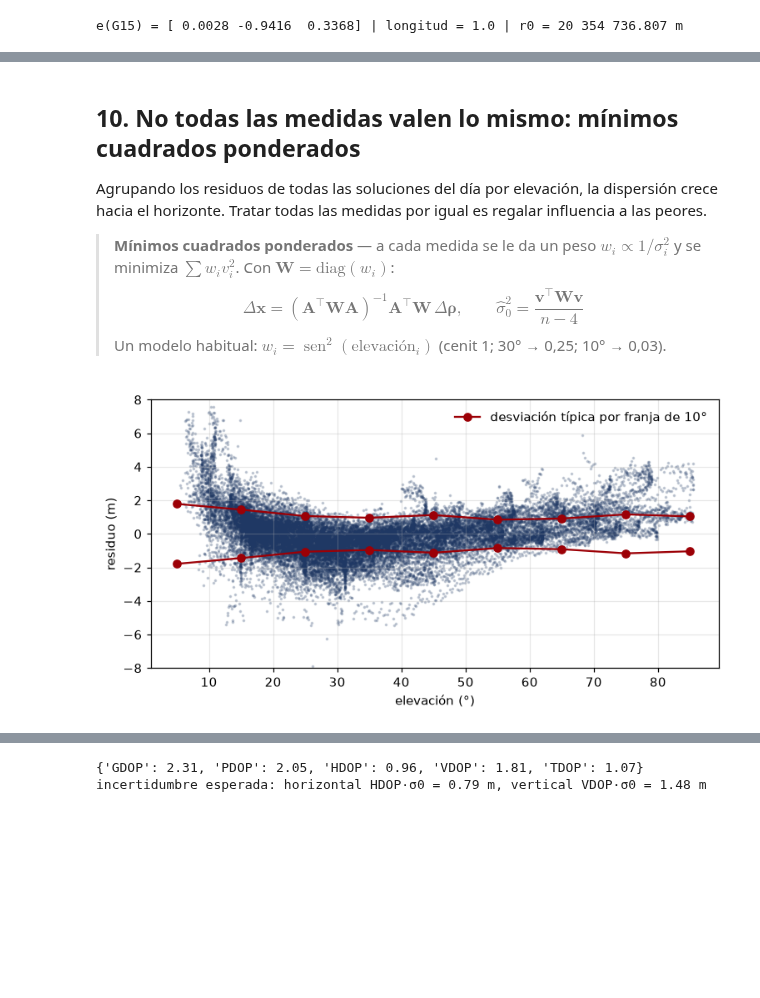
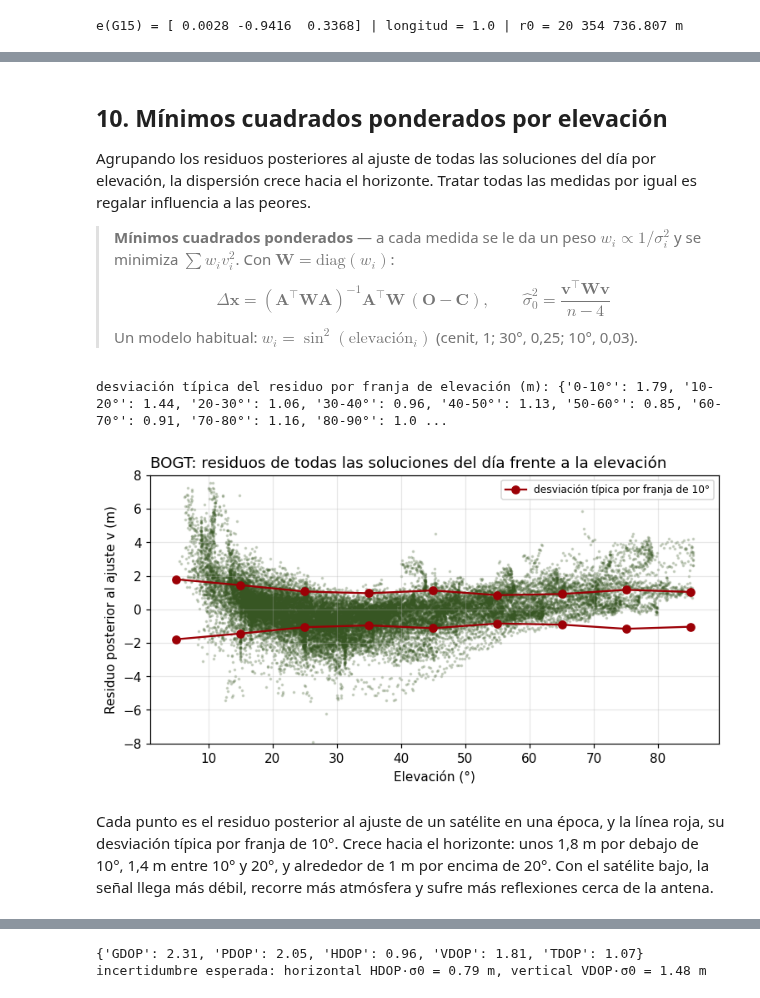
Before and after one commit to S4GC/Geopositioning-and-Navigation, a Jupyter notebook: GNSS/gnss_estimacion_posicion.ipynb, the cells around one changed output, grey strips where cells are left out. Saved outputs shown, nothing was run; the diff lists cells and outputs as text; code cells hidden in the pictures; blank space fills up the shorter version.

```diff
--- a/GNSS/gnss_estimacion_posicion.ipynb
+++ b/GNSS/gnss_estimacion_posicion.ipynb
@@ -166,12 +215,12 @@ $$\underbrace{\rho_i + c\,\delta t^i - r_{0,i} - b_0}_{\Delta\rho_i} = -e_{x,i}\
 # %%
 def diseno(x, S, P):
-    """Matriz de diseño A (n × 4) y vector de diferencias dP (n) en la posición aproximada x = (x, y, z, b).
-    Fila i de A: (−e_x, −e_y, −e_z, 1). dP_i: pseudodistancia corregida menos lo que explica x."""
+    """Matriz de diseño A (n × 4) y vector O − C (dP, n) en la posición aproximada x = (X, Y, Z, c·δt_R).
+    Fila i de A: (−e_X, −e_Y, −e_Z, 1). dP_i: medida corregida menos lo que predice x."""
     e, r = vectores_unitarios(x, S)
     A = np.hstack([-e, np.ones((len(P), 1))])
     dP = P - (r + x[3])
     return A, dP
 
 A, dP = diseno(np.r_[rx, 0.0], S, P)
-pd.DataFrame(A, index=ep.sv, columns=["−e_x", "−e_y", "−e_z", "1"]).round(4)
+pd.DataFrame(A, index=ep.sv, columns=["−e_X", "−e_Y", "−e_Z", "1"]).round(4)
 # %% [output]
@@ -324,7 +382,7 @@ for t, g in D.groupby("t"):                       # una solución por época
     x_, A_, v_, Q_, h_ = resolver(S_, P_)
     e_ = enu(x_)
     sigma0_ = np.sqrt(v_ @ v_ / (len(v_) - 4))    # desviación típica estimada de una medida
-    filas.append(dict(t=t, n=len(g), E=e_[0], N=e_[1], U=e_[2], b=x_[3], sigma0=sigma0_, iteraciones=len(h_)))
+    filas.append(dict(t=t, n=len(g), E=e_[0], N=e_[1], U=e_[2], c_dtR=x_[3], sigma0=sigma0_, iteraciones=len(h_)))
 sol = pd.DataFrame(filas).set_index("t")
 
 malas = sol[sol.sigma0 > 100]                     # control de calidad: épocas con residuos absurdos
@@ -340,11 +398,14 @@ t
 t
 2026-09-15 15:35:30  5302822.2           15
 # %%
-t_mala = malas.index[0]
-g = D[D.t == t_mala]
-r_geom = np.linalg.norm(g[["xs", "ys", "zs"]].values - rx, axis=1)     # distancia real desde la posición publicada
-res = g.P1.values + C * g.dts.values - r_geom                          # medida corregida − geométrica
-print(pd.DataFrame({"sv": g.sv, "P1 (km)": g.P1 / 1e3, "medida − geométrica (km)": res / 1e3}).round(1).to_string(index=False))
-print("\nUna pseudodistancia de 5 353 km es imposible (los satélites GPS están entre 20 000 y 26 000 km): esa época se descarta.")
+for t_mala in malas.index:
+    g = D[D.t == t_mala]
+    r_geom = np.linalg.norm(g[["xs", "ys", "zs"]].values - rx, axis=1)     # distancia geométrica desde la posición de referencia
+    res = g.P1.values + C * g.dts.values - r_geom                          # P1 + c·δtˢ − r: el residuo de gnss_pseudodistancia (sección 7)
+    print(t_mala)
+    print(pd.DataFrame({"sv": g.sv, "P1 (km)": g.P1 / 1e3, "P1 + c·δtˢ − r (km)": res / 1e3}).round(1).to_string(index=False))
+    for _, m in g[(g.P1 < 1.9e7) | (g.P1 > 2.7e7)].iterrows():              # fuera del rango posible para un satélite GPS
+        print(f"\n{m.sv}: una pseudodistancia de {m.P1/1e3:,.0f} km es imposible (los satélites GPS están entre 20 000 y 26 000 km): esa época se descarta.".replace(",", " "))
+epocas_malas = set(malas.index)                   # se excluyen también en las secciones 10 y 12
 sol = sol[sol.sigma0 <= 100]
 # %% [output]
@@ -383,38 +467,43 @@ axs[1].grid(alpha=0.3);
 # %% [markdown]
-## 10. No todas las medidas valen lo mismo: mínimos cuadrados ponderados
+## 10. Mínimos cuadrados ponderados por elevación
 
-Agrupando los residuos de todas las soluciones del día por elevación, la dispersión crece hacia el horizonte. Tratar todas las medidas por igual es regalar influencia a las peores.
+Agrupando los residuos posteriores al ajuste de todas las soluciones del día por elevación, la dispersión crece hacia el horizonte. Tratar todas las medidas por igual es regalar influencia a las peores.
 
 > **Mínimos cuadrados ponderados** — a cada medida se le da un peso $w_i \propto 1/\sigma_i^2$ y se minimiza $\sum w_i v_i^2$. Con $\mathbf{W} = \mathrm{diag}(w_i)$:
-> $$\Delta\mathbf{x} = (\mathbf{A}^{\top}\mathbf{W}\mathbf{A})^{-1}\mathbf{A}^{\top}\mathbf{W}\,\Delta\boldsymbol{\rho}, \qquad \hat\sigma_0^2 = \frac{\mathbf{v}^{\top}\mathbf{W}\mathbf{v}}{n-4}$$
-> Un modelo habitual: $w_i = \operatorname{sen}^2(\text{elevación}_i)$ (cenit 1; 30° → 0,25; 10° → 0,03).
+> $$\Delta\mathbf{x} = (\mathbf{A}^{\top}\mathbf{W}\mathbf{A})^{-1}\mathbf{A}^{\top}\mathbf{W}\,(\mathbf{O} - \mathbf{C}), \qquad \hat\sigma_0^2 = \frac{\mathbf{v}^{\top}\mathbf{W}\mathbf{v}}{n-4}$$
+> Un modelo habitual: $w_i = \sin^2(\text{elevación}_i)$ (cenit, 1; 30°, 0,25; 10°, 0,03).
 # %%
-res_el = []                                        # pares (elevación, residuo) de todas las soluciones del día
+res_el = []                                        # pares (elevación, residuo posterior al ajuste) de todas las soluciones del día
 for t, g in D.groupby("t"):
-    if len(g) < 5 or t == t_mala:
+    if len(g) < 5 or t in epocas_malas:            # con 4 satélites la solución es exacta y los residuos valen cero
         continue
     S_ = g[["xs", "ys", "zs"]].values
     P_ = g.P1.values + C * g.dts.values
     x_, A_, v_, Q_, h_ = resolver(S_, P_)
     res_el += list(zip(g.el.values, v_))
 res_el = np.array(res_el)
 
 # desviación típica de los residuos por franja de 10° de elevación
 bins = np.arange(0, 91, 10)
 franja = np.digitize(res_el[:, 0], bins)
 sd = [res_el[franja == i, 1].std() if (franja == i).sum() > 20 else np.nan for i in range(1, len(bins))]
 
 fig, ax = plt.subplots(figsize=(8, 3.8))
-ax.scatter(res_el[:, 0], res_el[:, 1], s=2, color=AZUL, alpha=0.2)
+ax.scatter(res_el[:, 0], res_el[:, 1], s=2, color=VERDE, alpha=0.2)
 ax.plot(bins[:-1] + 5, sd, "o-", color=ROJO, label="desviación típica por franja de 10°")
 ax.plot(bins[:-1] + 5, -np.array(sd), "o-", color=ROJO)
 ax.set_ylim(-8, 8)
-ax.set_xlabel("elevación (°)")
-ax.set_ylabel("residuo (m)")
-ax.legend(frameon=False)
-ax.grid(alpha=0.3);
+ax.set_xlabel("Elevación (°)")
+ax.set_ylabel("Residuo posterior al ajuste v (m)")
+ax.set_title(f"{ESTACION[:4]}: residuos de todas las soluciones del día frente a la elevación", loc="left")
+ax.legend(fontsize=8)
+ax.grid(alpha=0.3)
+print("desviación típica del residuo por franja de elevación (m):", {f"{b}-{b+10}°": round(float(s), 2) for b, s in zip(bins[:-1], sd)});
 # %% [output]
+desviación típica del residuo por franja de elevación (m): {'0-10°': 1.79, '10-20°': 1.44, '20-30°': 1.06, '30-40°': 0.96, '40-50°': 1.13, '50-60°': 0.85, '60-70°': 0.91, '70-80°': 1.16, '80-90°': 1.0 ...
-[figure, old version]
+[figure, new version]
+# %% [markdown]
+Cada punto es el residuo posterior al ajuste de un satélite en una época, y la línea roja, su desviación típica por franja de 10°. Crece hacia el horizonte: unos 1,8 m por debajo de 10°, 1,4 m entre 10° y 20°, y alrededor de 1 m por encima de 20°. Con el satélite bajo, la señal llega más débil, recorre más atmósfera y sufre más reflexiones cerca de la antena.
 # %%
 W = np.diag(np.sin(np.radians(ep.el.values)) ** 2)      # matriz de pesos: sen²(elevación) en la diagonal
 xw, Aw, vw, Qw, hw = resolver(S, P, W=W)
```
Also changed, not shown: parts of 49 cells of this notebook.
